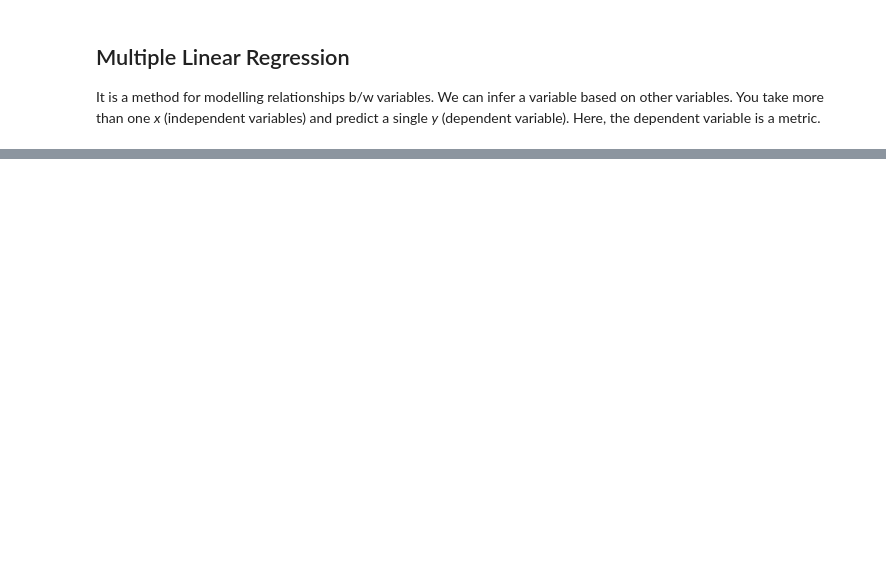
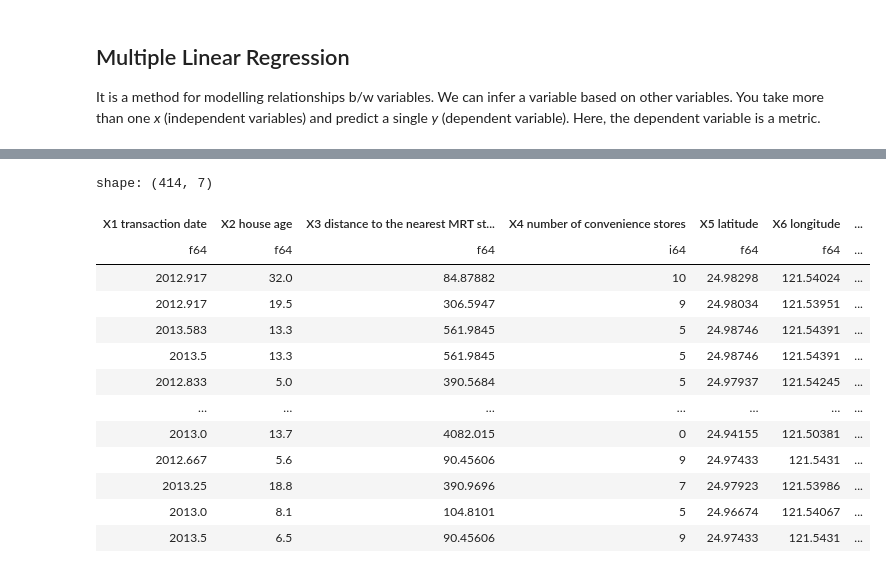
Before and after one commit to adrinorosario/ml-kit, a Jupyter notebook: supervised learning/regression analysis/multiple linear regression.ipynb, the cells around one changed output, grey strips where cells are left out. Drawn from its saved outputs; the diff is of its cells as text; code cells hidden in the pictures; blank space fills up the shorter version.

```diff
--- a/supervised learning/regression analysis/multiple linear regression.ipynb
+++ b/supervised learning/regression analysis/multiple linear regression.ipynb
@@ -31,0 +51,17 @@ ImportError: pyarrow is required for converting a pandas dataframe to Polars, un
+# %%
+df
+# %% [output]
+shape: (414, 7)
+| X1 transaction date | X2 house age | X3 distance to the nearest MRT st... | X4 number of convenience stores | X5 latitude | X6 longitude | ... |
+| f64 | f64 | f64 | i64 | f64 | f64 | ... |
+| 2012.917 | 32.0 | 84.87882 | 10 | 24.98298 | 121.54024 | ... |
+| 2012.917 | 19.5 | 306.5947 | 9 | 24.98034 | 121.53951 | ... |
+| 2013.583 | 13.3 | 561.9845 | 5 | 24.98746 | 121.54391 | ... |
+| 2013.5 | 13.3 | 561.9845 | 5 | 24.98746 | 121.54391 | ... |
+| 2012.833 | 5.0 | 390.5684 | 5 | 24.97937 | 121.54245 | ... |
+| … | … | … | … | … | … | ... |
+| 2013.0 | 13.7 | 4082.015 | 0 | 24.94155 | 121.50381 | ... |
+| 2012.667 | 5.6 | 90.45606 | 9 | 24.97433 | 121.5431 | ... |
+| 2013.25 | 18.8 | 390.9696 | 7 | 24.97923 | 121.53986 | ... |
+| 2013.0 | 8.1 | 104.8101 | 5 | 24.96674 | 121.54067 | ... |
+| 2013.5 | 6.5 | 90.45606 | 9 | 24.97433 | 121.5431 | ... |
```
Also changed, not shown: parts of 12 cells of this notebook, 3 other files.
